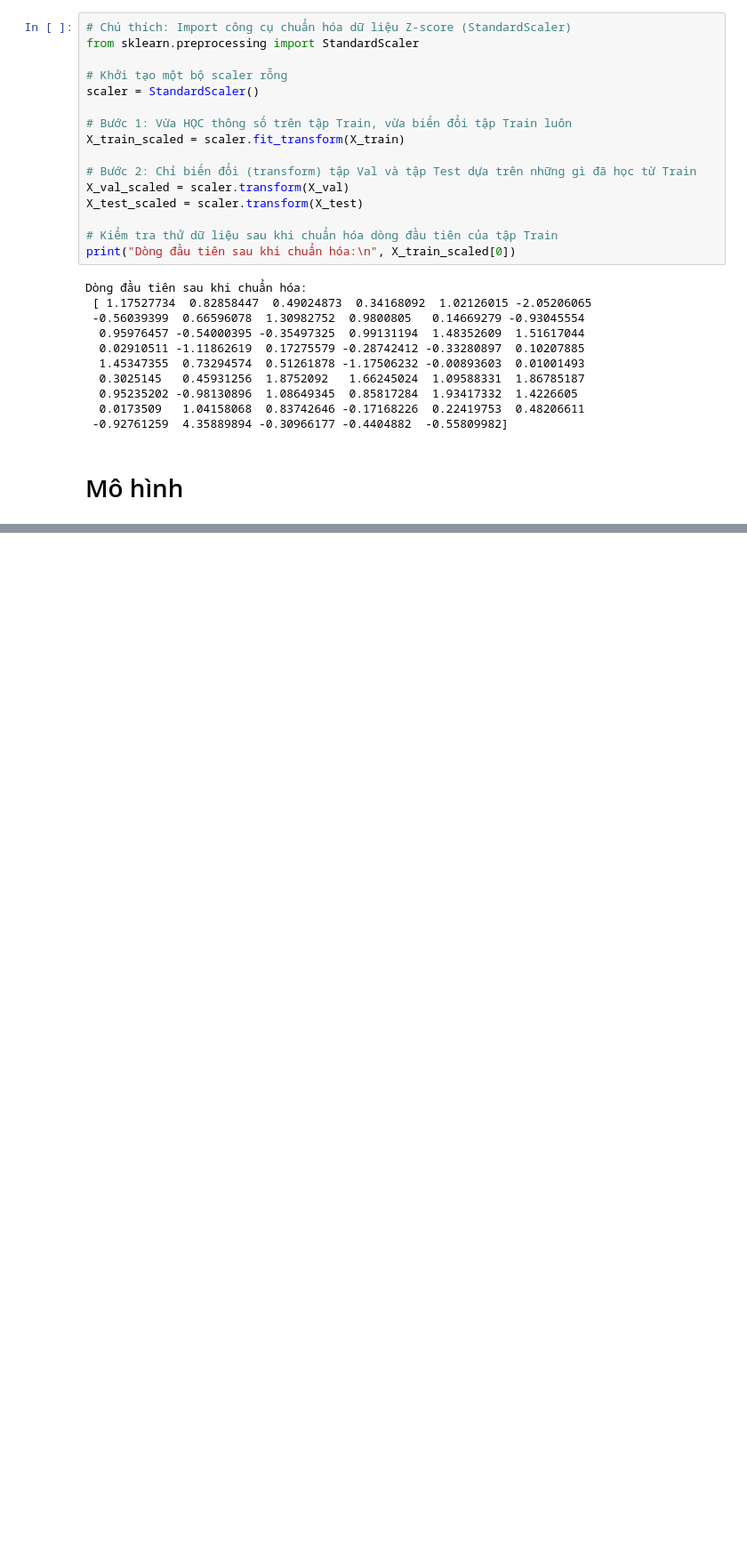
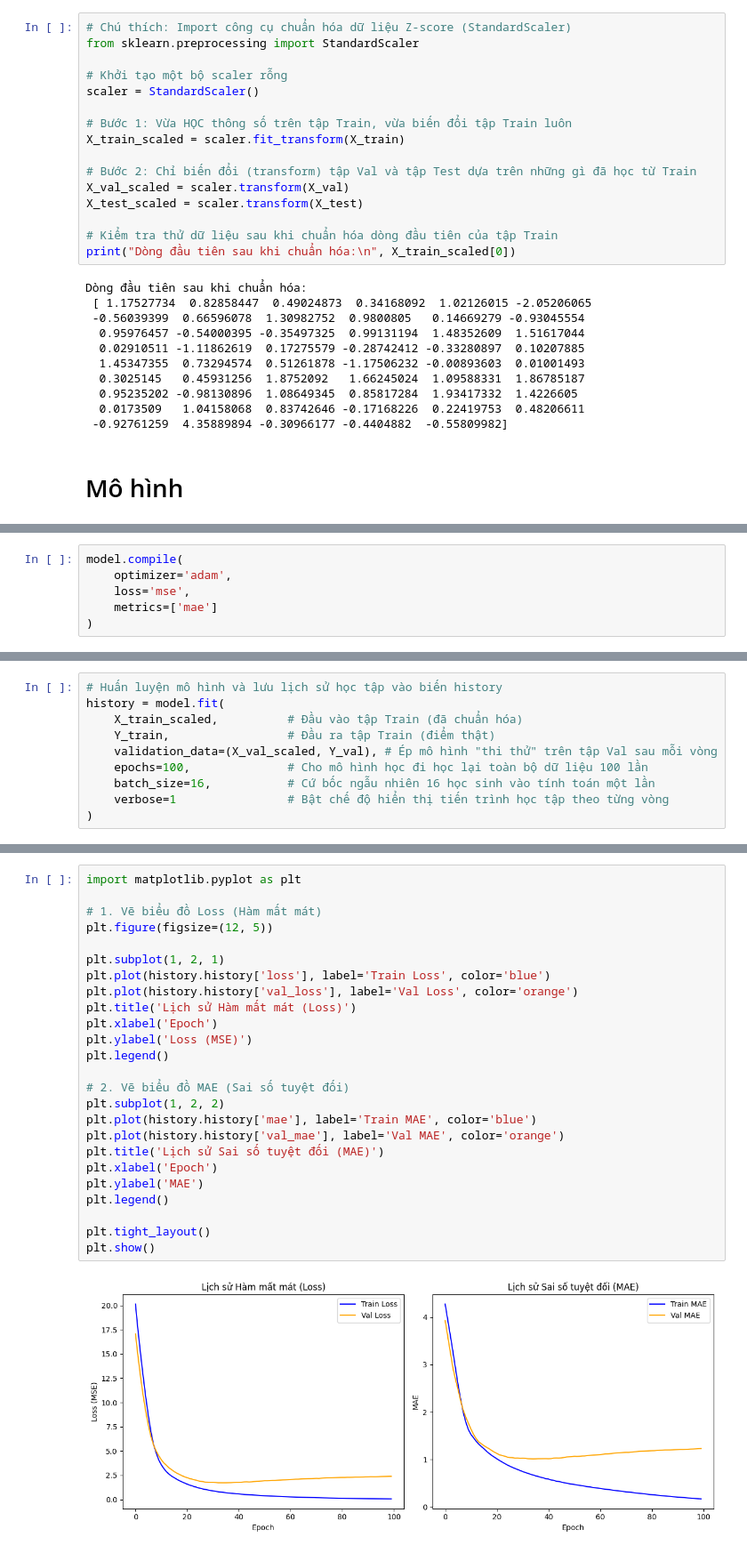
Before and after one commit to tuhaovan917-ship-it/thuc_hanh_deeplearning, a Jupyter notebook: buoi_2.ipynb, the cells around one changed output, grey strips where cells are left out. Shown at 89% size. Drawn from its saved outputs; the diff is of its cells as text; blank space fills up the shorter version.

```diff
--- a/buoi_2.ipynb
+++ b/buoi_2.ipynb
@@ -161,0 +192,6 @@ Dòng đầu tiên sau khi chuẩn hóa:
+# %%
+model.compile(
+    optimizer='adam',
+    loss='mse',
+    metrics=['mae']
+)
@@ -161,0 +200,10 @@ Dòng đầu tiên sau khi chuẩn hóa:
+# %%
+# Huấn luyện mô hình và lưu lịch sử học tập vào biến history
+history = model.fit(
+    X_train_scaled,          # Đầu vào tập Train (đã chuẩn hóa)
+    Y_train,                 # Đầu ra tập Train (điểm thật)
+    validation_data=(X_val_scaled, Y_val), # Ép mô hình "thi thử" trên tập Val sau mỗi vòng
+    epochs=100,              # Cho mô hình học đi học lại toàn bộ dữ liệu 100 lần
+    batch_size=16,           # Cứ bốc ngẫu nhiên 16 học sinh vào tính toán một lần
+    verbose=1                # Bật chế độ hiển thị tiến trình học tập theo từng vòng
+)
@@ -161,0 +228,27 @@ Dòng đầu tiên sau khi chuẩn hóa:
+# %%
+import matplotlib.pyplot as plt
+
+# 1. Vẽ biểu đồ Loss (Hàm mất mát)
+plt.figure(figsize=(12, 5))
+
+plt.subplot(1, 2, 1)
+plt.plot(history.history['loss'], label='Train Loss', color='blue')
+plt.plot(history.history['val_loss'], label='Val Loss', color='orange')
+plt.title('Lịch sử Hàm mất mát (Loss)')
+plt.xlabel('Epoch')
+plt.ylabel('Loss (MSE)')
+plt.legend()
+
+# 2. Vẽ biểu đồ MAE (Sai số tuyệt đối)
+plt.subplot(1, 2, 2)
+plt.plot(history.history['mae'], label='Train MAE', color='blue')
+plt.plot(history.history['val_mae'], label='Val MAE', color='orange')
+plt.title('Lịch sử Sai số tuyệt đối (MAE)')
+plt.xlabel('Epoch')
+plt.ylabel('MAE')
+plt.legend()
+
+plt.tight_layout()
+plt.show()
+# %% [output]
+[figure, added]
```
Also changed, not shown: parts of 18 cells of this notebook.
